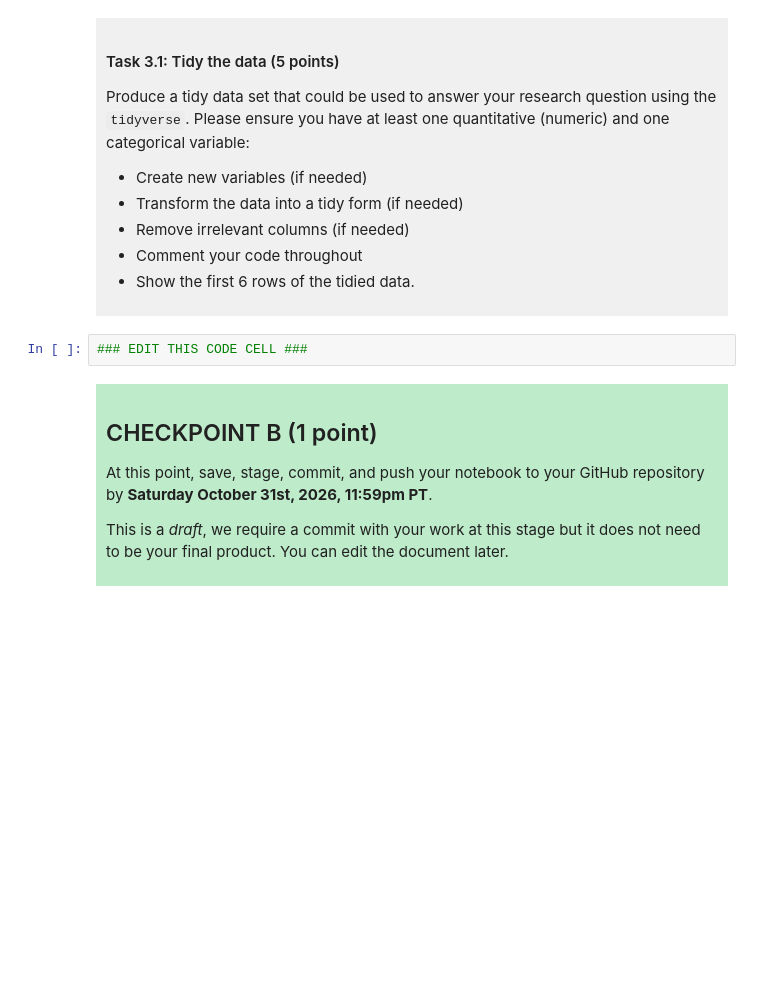
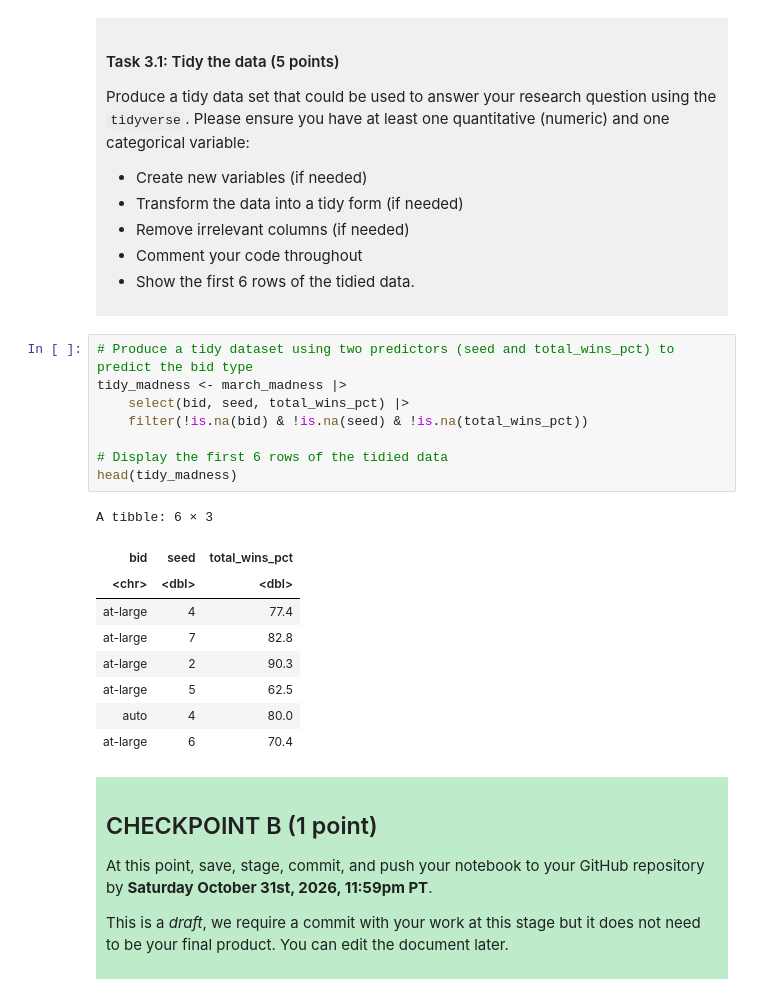
Before and after one commit to ranem-al/dsci-100-project-ranem-alabbas, a Jupyter notebook: dsci-100-project-notebook.ipynb, the cells around one changed output. Cells and saved outputs as stored; diff of their text form; blank space fills up the shorter version.

```diff
--- a/dsci-100-project-notebook.ipynb
+++ b/dsci-100-project-notebook.ipynb
@@ -189,7 +222,23 @@ Produce a tidy data set that could be used to answer your research question usin
 
 </div>
 # %%
-### EDIT THIS CODE CELL ###
+# Produce a tidy dataset using two predictors (seed and total_wins_pct) to predict the bid type
+tidy_madness <- march_madness |>
+    select(bid, seed, total_wins_pct) |>
+    filter(!is.na(bid) & !is.na(seed) & !is.na(total_wins_pct))
+
+# Display the first 6 rows of the tidied data
+head(tidy_madness)
+# %% [output]
+A tibble: 6 × 3
+| bid | seed | total_wins_pct |
+| <chr> | <dbl> | <dbl> |
+| at-large | 4 | 77.4 |
+| at-large | 7 | 82.8 |
+| at-large | 2 | 90.3 |
+| at-large | 5 | 62.5 |
+| auto | 4 | 80.0 |
+| at-large | 6 | 70.4 |
 # %% [markdown]
 <div style="background-color: #beebca; padding: 10px;">
 
```
Also changed, not shown: parts of 3 cells of this notebook.
